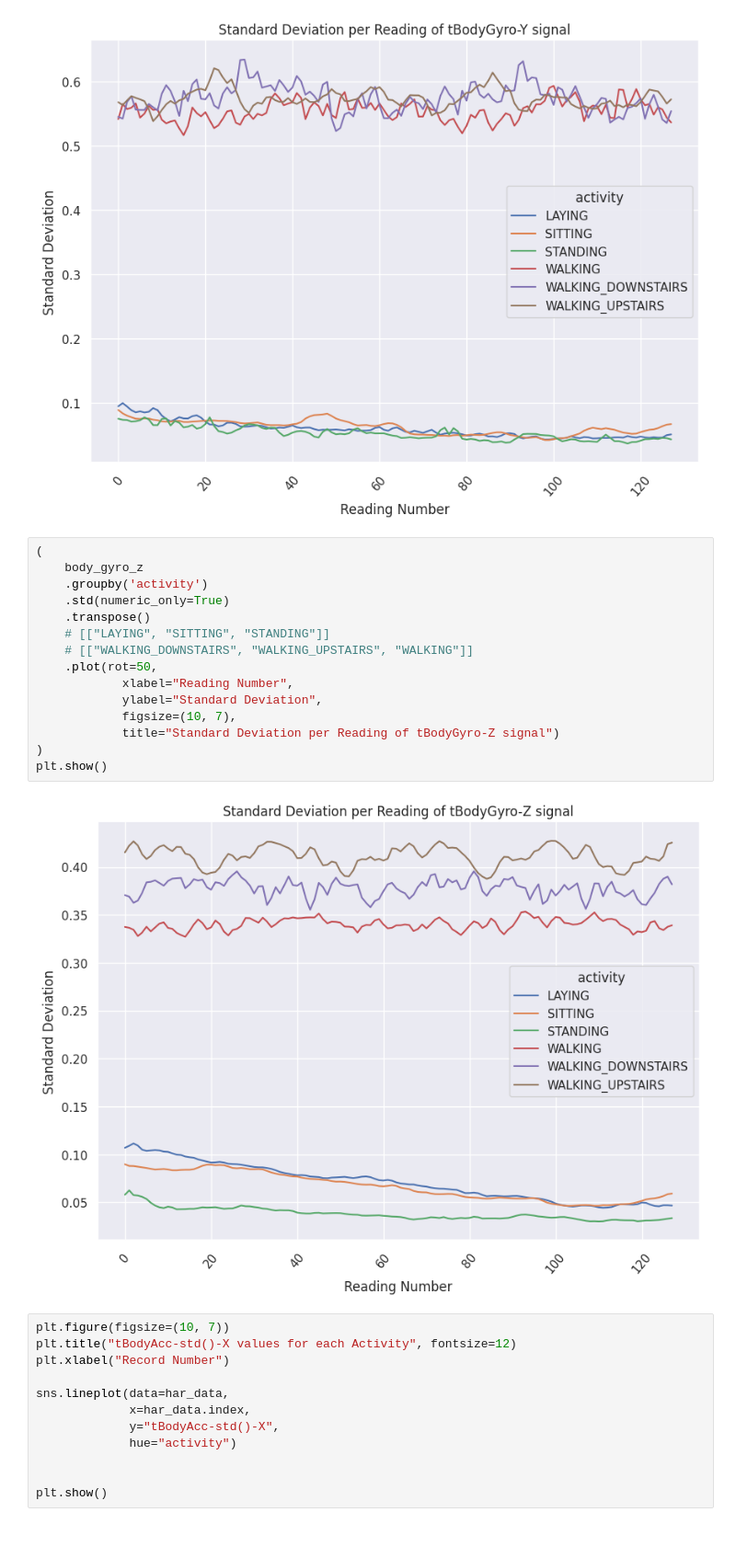
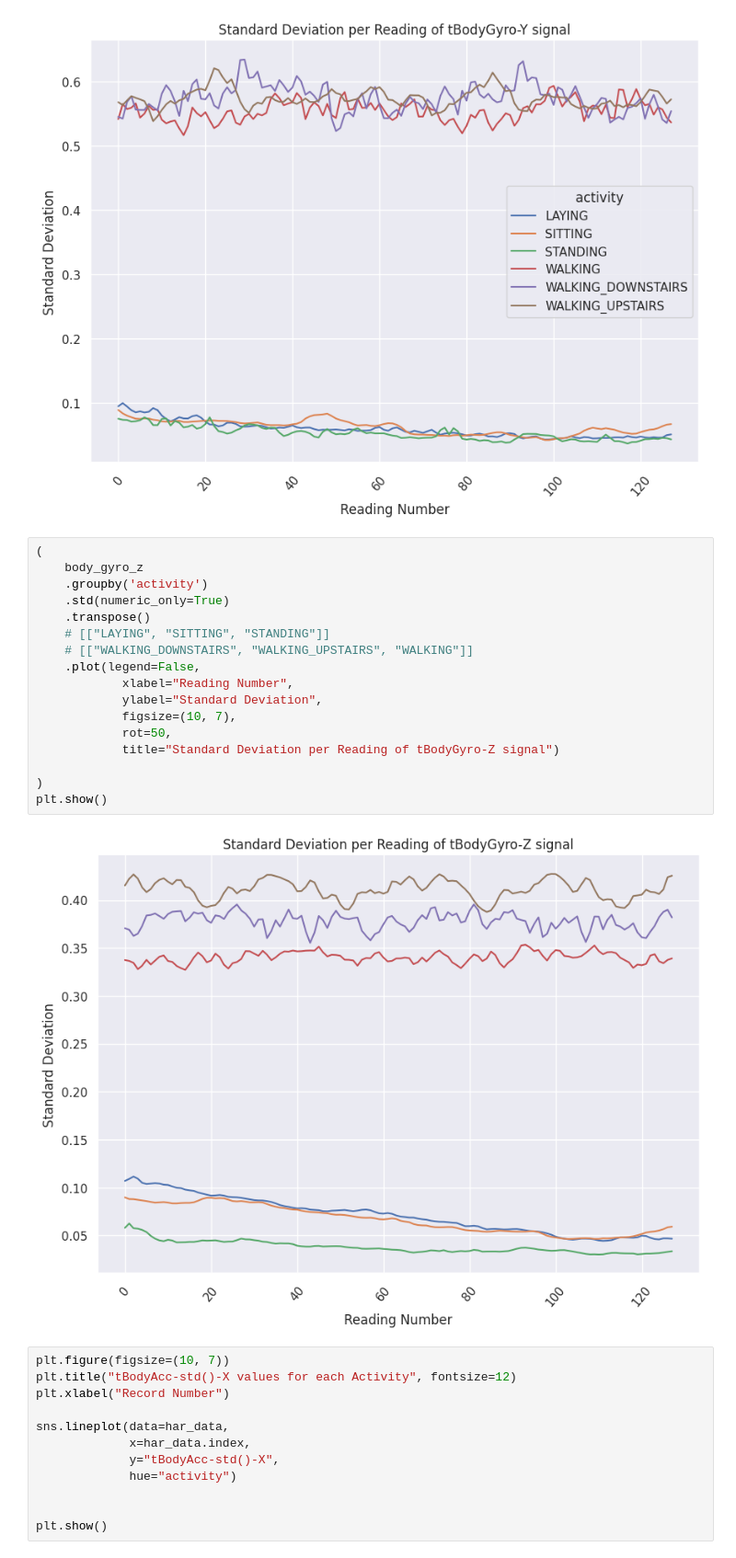
Before and after one commit to medhatfawzy/HAR, a Jupyter notebook: 2.EDA.ipynb, the cells around one changed output. Shown at 92% size. Cells and saved outputs as stored; diff of their text form.

```diff
--- a/2.EDA.ipynb
+++ b/2.EDA.ipynb
@@ -253,20 +253,22 @@ plt.show()
 # %%
 (
     body_gyro_z
     .groupby('activity')
     .std(numeric_only=True)
     .transpose()
     # [["LAYING", "SITTING", "STANDING"]]
     # [["WALKING_DOWNSTAIRS", "WALKING_UPSTAIRS", "WALKING"]]
-    .plot(rot=50,
+    .plot(legend=False,
             xlabel="Reading Number",
             ylabel="Standard Deviation",
             figsize=(10, 7),
+            rot=50,
             title="Standard Deviation per Reading of tBodyGyro-Z signal")
+
 )
 plt.show()
 # %% [output]
-[figure, old version]
+[figure, new version]
 # %%
 plt.figure(figsize=(10, 7))
 plt.title("tBodyAcc-std()-X values for each Activity", fontsize=12)
```
Also changed, not shown: parts of 10 cells of this notebook, 1 other file.
